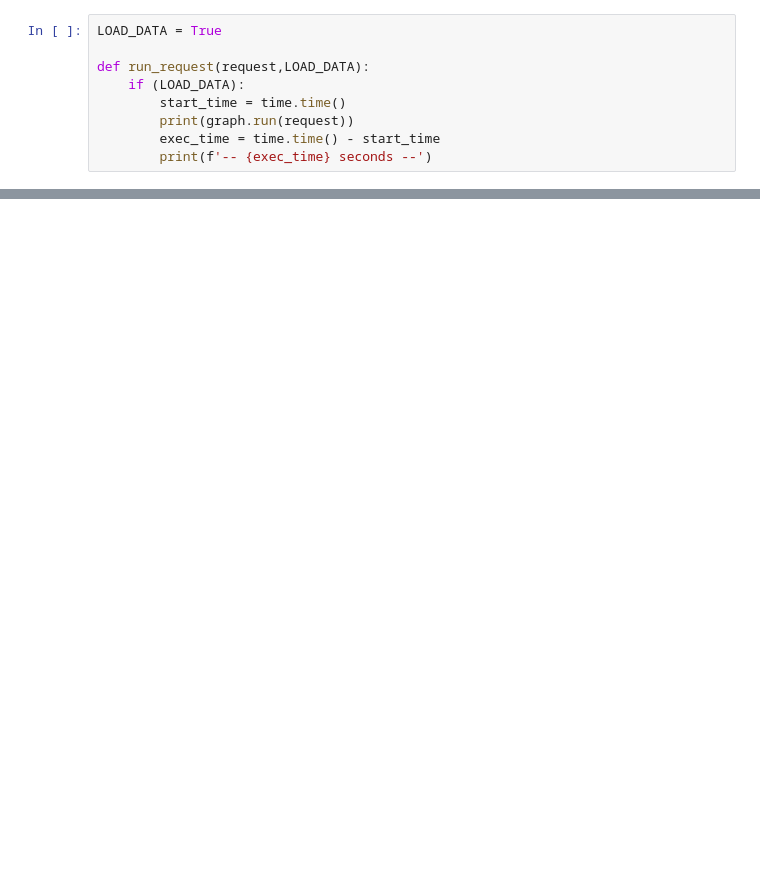
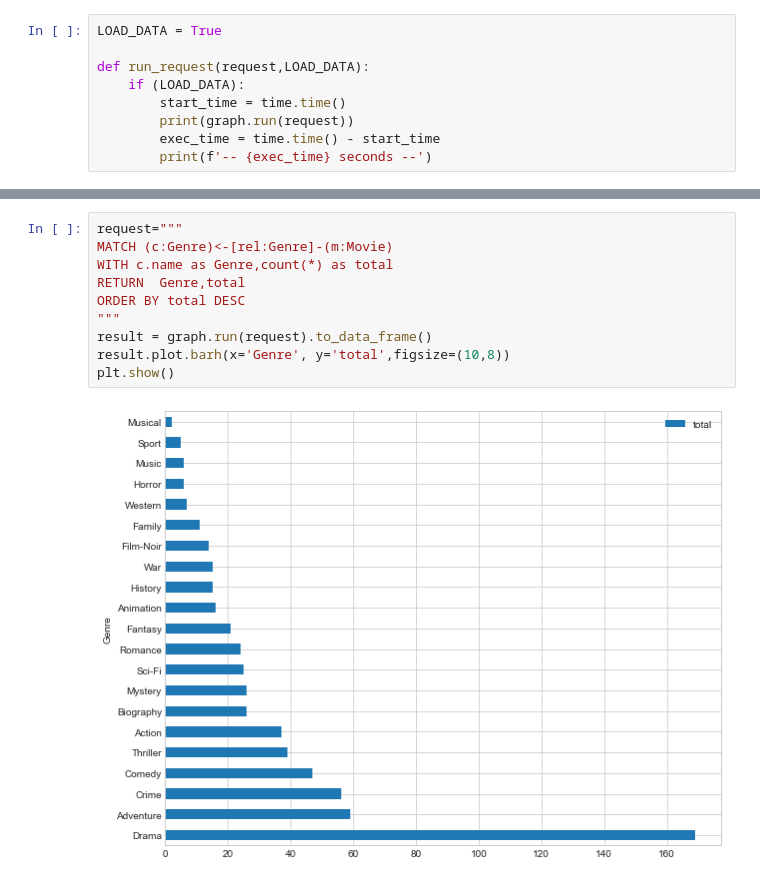
Before and after one commit to sunil3092/DBSEdu, a Jupyter notebook: GRAPH AND AI/CA_1/GraphAI_CA2.ipynb, the cells around one changed output, grey strips where cells are left out. Drawn from its saved outputs; the diff is of its cells as text; blank space fills up the shorter version.

```diff
--- a/GRAPH AND AI/CA_1/GraphAI_CA2.ipynb
+++ b/GRAPH AND AI/CA_1/GraphAI_CA2.ipynb
@@ -165,3 +259,15 @@ plt.show()
+# %%
+request="""
+MATCH (c:Genre)<-[rel:Genre]-(m:Movie)
+WITH c.name as Genre,count(*) as total
+RETURN  Genre,total
+ORDER BY total DESC
+"""
+result = graph.run(request).to_data_frame()
+result.plot.barh(x='Genre', y='total',figsize=(10,8))
+plt.show()
+# %% [output]
+[figure, added]
 # %%
 request_top_5_actor="""
 MATCH (p:Person)-[rel:ACTED_IN]->(m:Movie)
```
Also changed, not shown: parts of 51 cells of this notebook, 13 other files.
